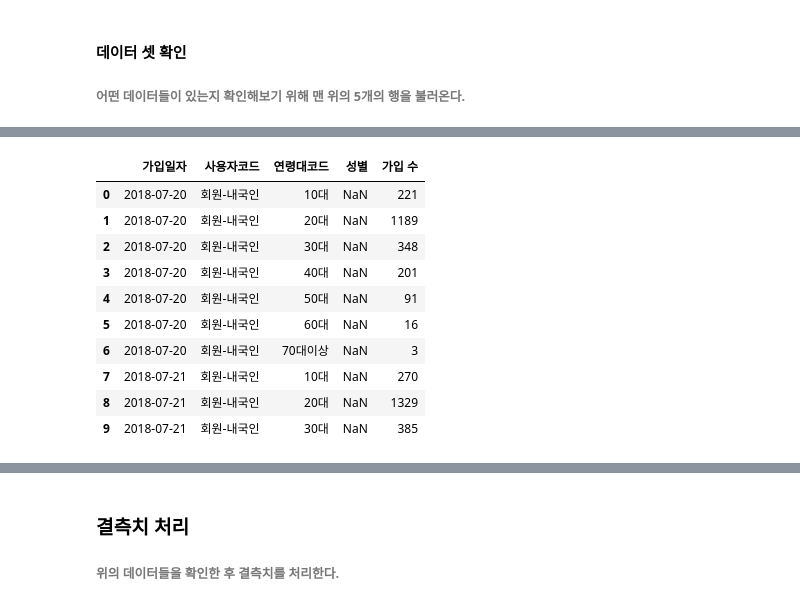
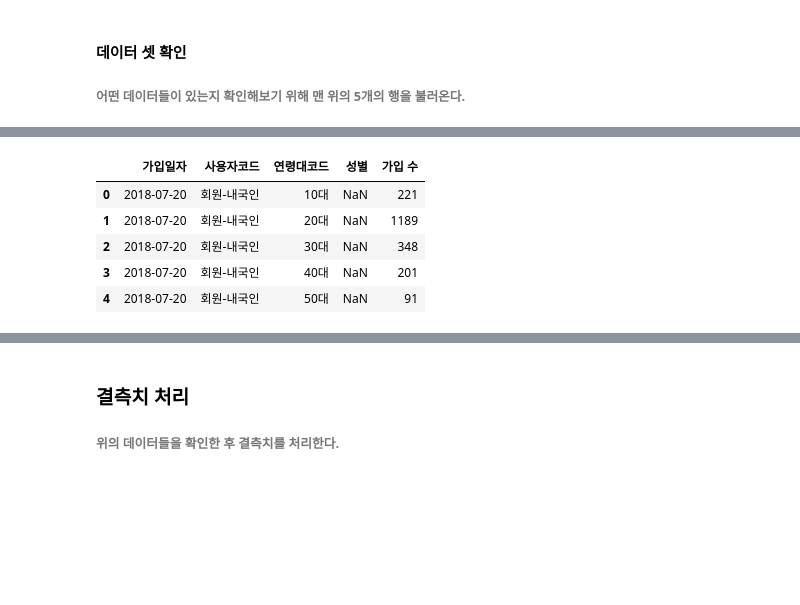
Before and after one commit to yunju727/Opensource-Project, a Jupyter notebook: main.ipynb, the cells around one changed output, grey strips where cells are left out. Saved outputs shown, nothing was run; the diff lists cells and outputs as text; code cells hidden in the pictures; blank space fills up the shorter version.

```diff
--- a/main.ipynb
+++ b/main.ipynb
@@ -80,14 +55,9 @@ df_location.head(20)  #None값이 많이 존재(NaN값이 많이 존재해서
 # %%
-df_member.head(10)
+df_member.head()
 # %% [output]
 |  | 가입일자 | 사용자코드 | 연령대코드 | 성별 | 가입 수 |
 | 0 | 2018-07-20 | 회원-내국인 | 10대 | NaN | 221 |
 | 1 | 2018-07-20 | 회원-내국인 | 20대 | NaN | 1189 |
 | 2 | 2018-07-20 | 회원-내국인 | 30대 | NaN | 348 |
 | 3 | 2018-07-20 | 회원-내국인 | 40대 | NaN | 201 |
 | 4 | 2018-07-20 | 회원-내국인 | 50대 | NaN | 91 |
-| 5 | 2018-07-20 | 회원-내국인 | 60대 | NaN | 16 |
-| 6 | 2018-07-20 | 회원-내국인 | 70대이상 | NaN | 3 |
-| 7 | 2018-07-21 | 회원-내국인 | 10대 | NaN | 270 |
-| 8 | 2018-07-21 | 회원-내국인 | 20대 | NaN | 1329 |
-| 9 | 2018-07-21 | 회원-내국인 | 30대 | NaN | 385 |
```
Also changed, not shown: parts of 47 cells of this notebook.
